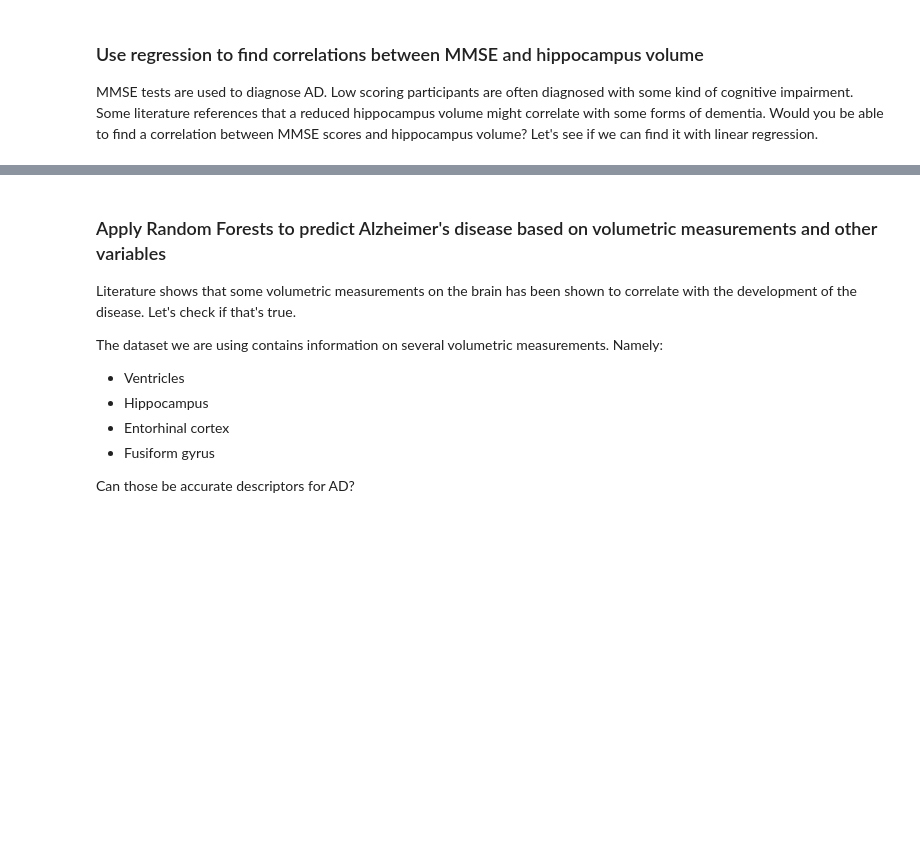
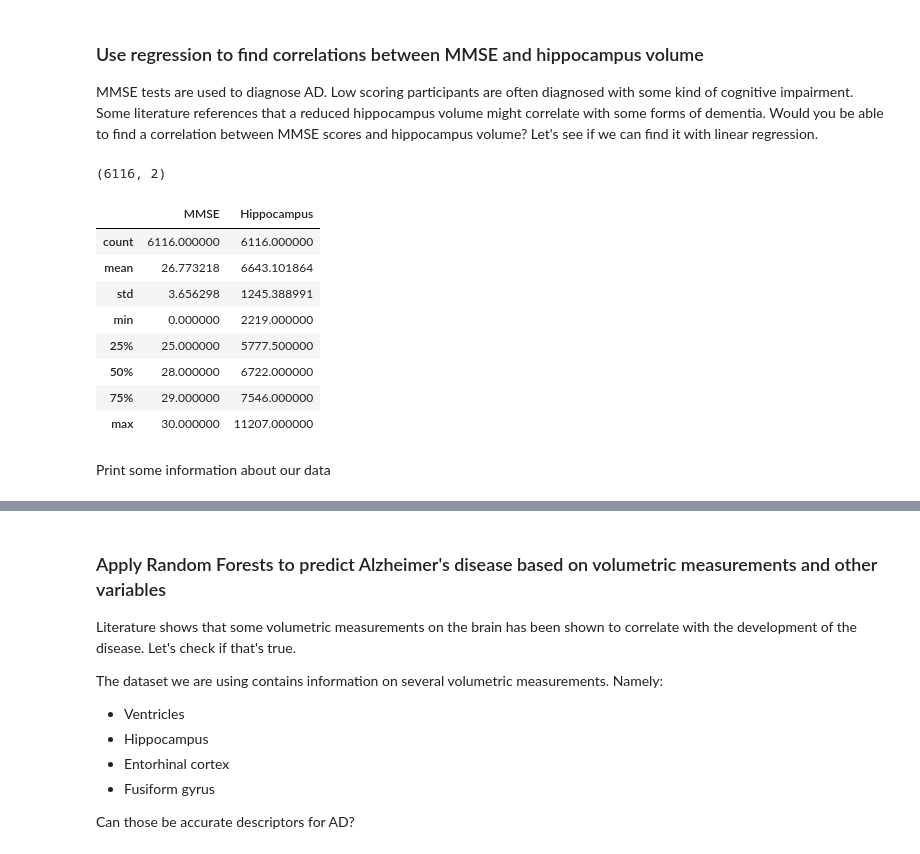
Before and after one commit to volkamerlab/ai_in_medicine, a Jupyter notebook: 04_machine-learning-and-scikit-learn.ipynb, the cells around one changed output, grey strips where cells are left out. Cells and saved outputs as stored; diff of their text form; code cells hidden in the pictures; blank space fills up the shorter version.

```diff
--- a/04_machine-learning-and-scikit-learn.ipynb
+++ b/04_machine-learning-and-scikit-learn.ipynb
@@ -171,3 +171,19 @@ X_train, X_test, y_train, y_test =  train_test_split(X, y, test_size=0.2)
 ### Use regression to find correlations between MMSE and hippocampus volume
 
 MMSE tests are used to diagnose AD. Low scoring participants are often diagnosed with some kind of cognitive impairment. Some literature references that a reduced hippocampus volume might correlate with some forms of dementia. Would you be able to find a correlation between MMSE scores and hippocampus volume? Let's see if we can find it with linear regression.
+# %%
+# clean the data
+regr_Xy = df[['MMSE', 'Hippocampus']].dropna()
+print(regr_Xy.shape)
+regr_Xy.describe()
+# %% [output]
+(6116, 2)
+|  | MMSE | Hippocampus |
+| count | 6116.000000 | 6116.000000 |
+| mean | 26.773218 | 6643.101864 |
+| std | 3.656298 | 1245.388991 |
+| min | 0.000000 | 2219.000000 |
+| 25% | 25.000000 | 5777.500000 |
+| 50% | 28.000000 | 6722.000000 |
+| 75% | 29.000000 | 7546.000000 |
+| max | 30.000000 | 11207.000000 |
@@ -173,0 +196,2 @@ MMSE tests are used to diagnose AD. Low scoring participants are often diagnosed
+# %% [markdown]
+Print some information about our data
```
Also changed, not shown: parts of 39 cells of this notebook.
